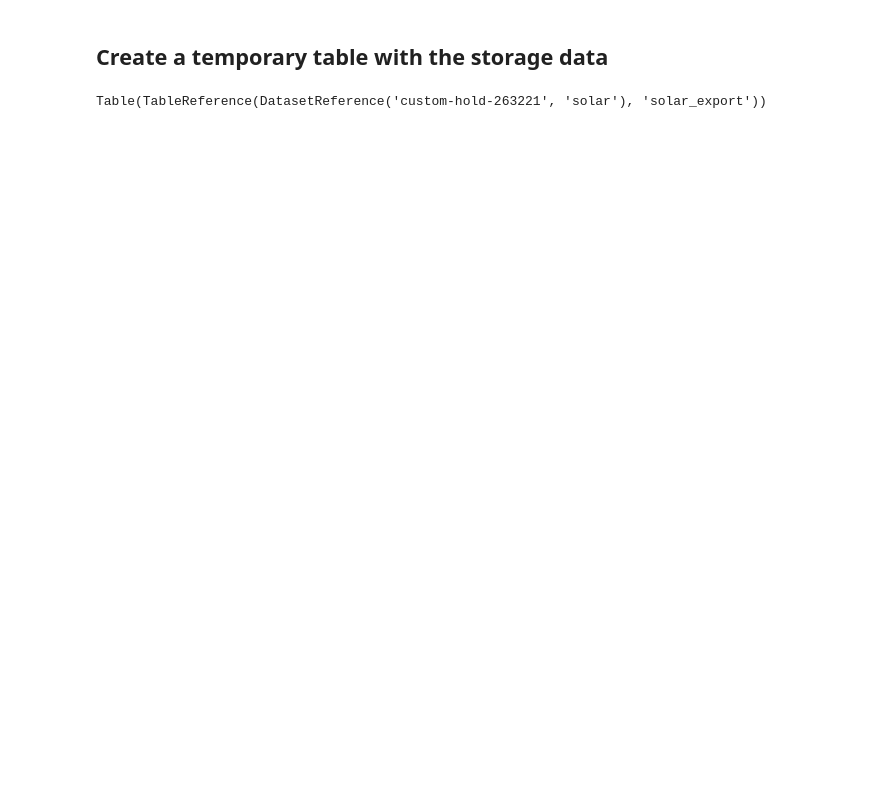
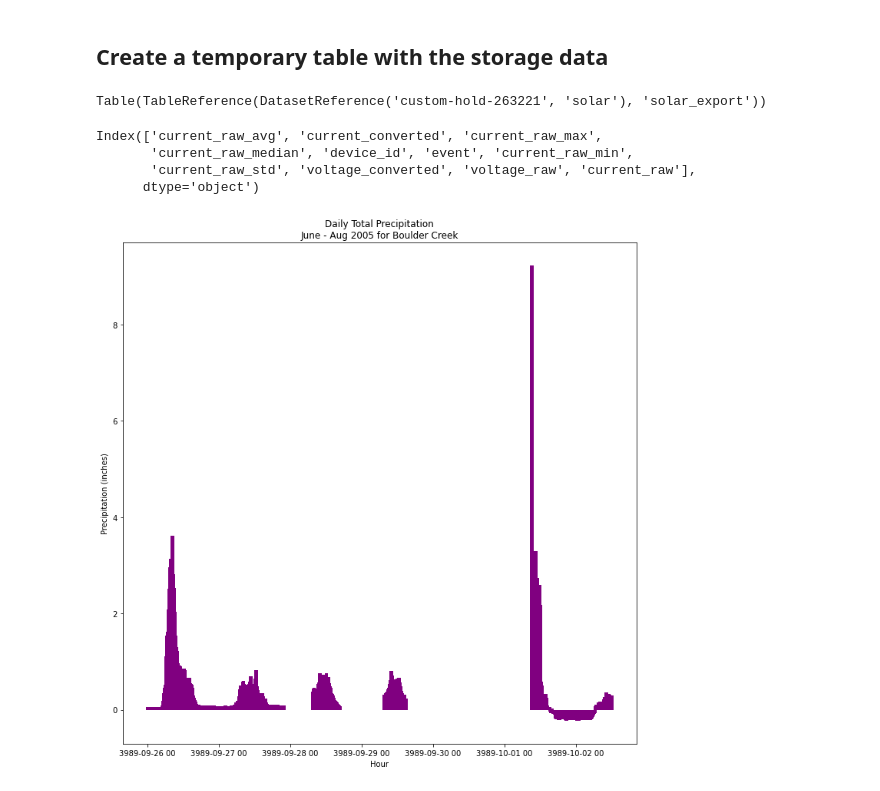
Before and after one commit to filipclaesson/solar_panels, a Jupyter notebook: solar.ipynb, the cells around one changed output. Saved outputs shown, nothing was run; the diff lists cells and outputs as text; code cells hidden in the pictures; blank space fills up the shorter version.

```diff
--- a/solar.ipynb
+++ b/solar.ipynb
@@ -72,3 +85,37 @@ project_id = 'custom-hold-263221'
 df = client.query(sql, project=project_id).to_dataframe()
 # %%
 df = df.set_index('published_at')
+# %%
+df.columns
+# %% [output]
+Index(['current_raw_avg', 'current_converted', 'current_raw_max',
+       'current_raw_median', 'device_id', 'event', 'current_raw_min',
+       'current_raw_std', 'voltage_converted', 'voltage_raw', 'current_raw'],
+      dtype='object')
+# %%
+import matplotlib.pyplot as plt
+from matplotlib.dates import DateFormatter
+fig, ax = plt.subplots(figsize=(12, 12))
+
+
+# Add x-axis and y-axis
+ax.bar(df.loc['2020-09-25':'2020-10-01']['current_raw_avg'].index.values,
+       (df.loc['2020-09-25':'2020-10-01']['current_raw_avg']-2950)*3.3*10/4095,
+       color='purple',width=0.05)
+
+# Set title and labels for axes
+ax.set(xlabel="Hour",
+       ylabel="Precipitation (inches)",
+       title="Daily Total Precipitation\nJune - Aug 2005 for Boulder Creek")
+
+# Define the date format
+date_form = DateFormatter("%Y-%m-%d %H")
+ax.xaxis.set_major_formatter(date_form)
+
+plt.show()
+
+#df.loc['2020-09-23':'2020-09-24']['current_raw_median'].plot()
+#date_form = DateFormatter("%m-%d")
+#ax.xaxis.set_major_formatter(date_form)
+# %% [output]
+[figure, added]
```
Also changed, not shown: parts of 14 cells of this notebook, 1 other file.
